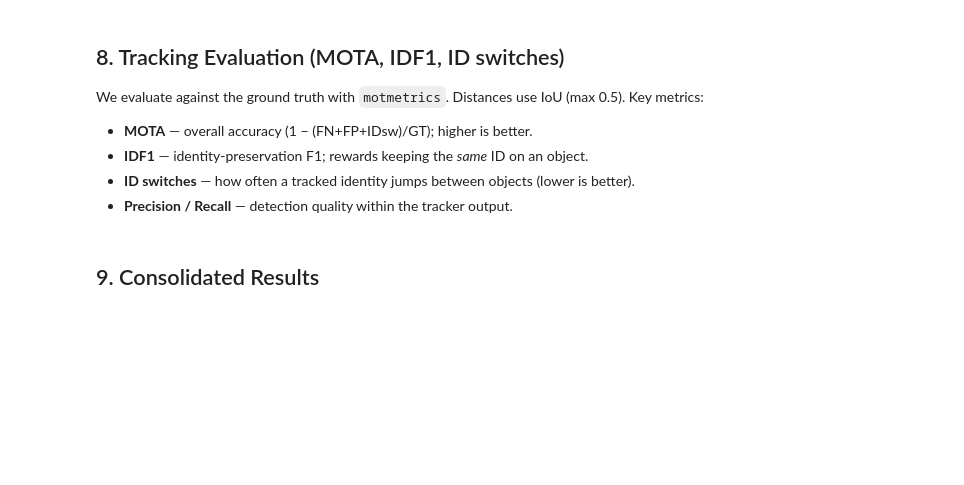
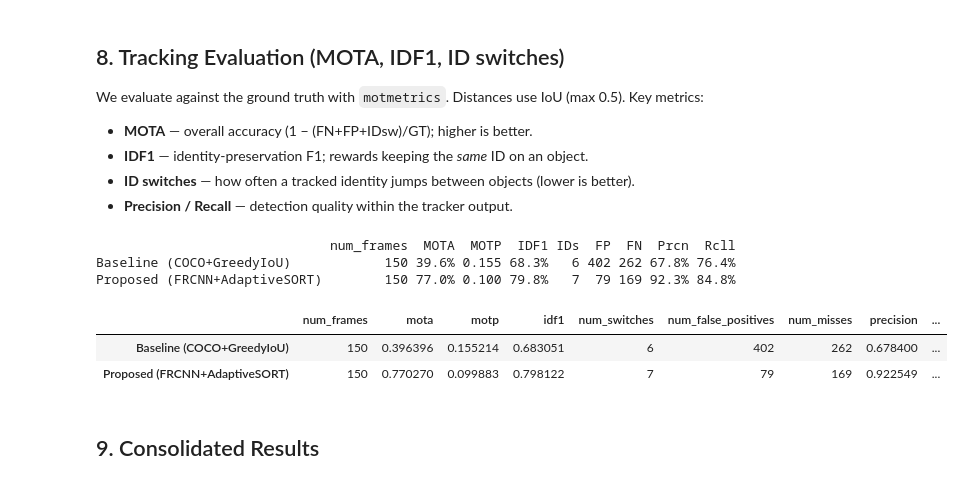
Before and after one commit to manju-wilp/sem2-assignment-cv, a Jupyter notebook: assignments/2/CV_assignment2_12_3.ipynb, the cells around one changed output. Cells and saved outputs as stored; diff of their text form; code cells hidden in the pictures; blank space fills up the shorter version.

```diff
--- a/assignments/2/CV_assignment2_12_3.ipynb
+++ b/assignments/2/CV_assignment2_12_3.ipynb
@@ -77,13 +97,21 @@ every ground-truth box is a pedestrian, which keeps preprocessing simple. You ca
 to `MOT16`/`MOT17` by editing the config cell (the parser handles both formats).
 # %%
 # ----------------------------- Configuration -----------------------------
-DATASET   = "2DMOT2015"        # {2DMOT2015, MOT16, MOT17}
-SEQUENCE  = "TUD-Stadtmitte"   # a small 179-frame pedestrian sequence
+# Default source is a Hugging Face mirror (reachable on most networks).
+# motchallenge.net is often firewalled, so it is only a fallback.
+SOURCE    = "huggingface"        # {"huggingface", "motchallenge"}
+SEQUENCE  = "MOT17-09-FRCNN"     # smallest MOT17 train sequence (525 frames)
 DATA_ROOT = "data"
-SCORE_THRESH = 0.70            # detection confidence threshold
-EPOCHS       = 3               # fine-tuning epochs (raise for better accuracy)
+
+MAX_FRAMES   = 150               # cap frames for fast train/eval (None -> use all)
+SCORE_THRESH = 0.70              # detection confidence threshold
+EPOCHS       = 3                 # fine-tuning epochs (raise for better accuracy)
 BATCH_SIZE   = 2
 
+HF_REPO   = "Lekim89/MOT17"      # MOTChallenge-format MOT17 mirror on Hugging Face
+
+# motchallenge fallback (downloads the whole dataset zip; may be blocked)
+MOT_DATASET = "MOT17"
 MOT_URLS = {
     "2DMOT2015": "https://motchallenge.net/data/2DMOT2015.zip",
     "MOT16":     "https://motchallenge.net/data/MOT16.zip",
@@ -156,7 +235,7 @@ def load_gt(seq_dir):
     gt = {}
     if not os.path.exists(path):
         print("No gt.txt found (test split?)."); return gt
-    data = np.loadtxt(path, delimiter=",")
+    data = np.atleast_2d(np.loadtxt(path, delimiter=","))
     for row in data:
         fr, tid = int(row[0]), int(row[1])
         x, y, w, h = row[2], row[3], row[4], row[5]
@@ -170,5 +249,11 @@ def load_gt(seq_dir):
 INFO   = parse_seqinfo(SEQ_DIR)
 FRAMES = load_frames(SEQ_DIR, INFO)
 GT     = load_gt(SEQ_DIR)
+
+# Cap to MAX_FRAMES so training/eval stay fast; keep GT aligned to used frames.
+if MAX_FRAMES:
+    FRAMES = FRAMES[:MAX_FRAMES]
+GT = {f: v for f, v in GT.items() if f <= len(FRAMES)}
+
 print(INFO)
-print(f"#frames = {len(FRAMES)} | #annotated frames = {len(GT)}")
+print(f"#frames used = {len(FRAMES)} | #annotated frames = {len(GT)}")
@@ -283,6 +373,8 @@ train_tfms = Compose([RandomHorizontalFlip(0.5), RandomCrop(0.4),
 train_ds = MOTDetectionDataset(FRAMES, GT, train_idx, train_tfms)
 val_ds   = MOTDetectionDataset(FRAMES, GT, val_idx, Compose([ToTensor()]))
 
+# num_workers=0 for cross-platform safety: on Windows notebook kernels, worker
+# subprocesses cannot pickle the locally-defined dataset/transform classes.
 train_loader = torch.utils.data.DataLoader(train_ds, batch_size=BATCH_SIZE, shuffle=True,
-                                           collate_fn=collate_fn, num_workers=2)
+                                           collate_fn=collate_fn, num_workers=0)
 print(f"train frames = {len(train_ds)} | val frames = {len(val_ds)}")
@@ -459,7 +592,8 @@ class KalmanBoxTracker:
     def get_state(self):
         return z_to_xyxy(self.kf.x)
     def speed(self):
-        return float(np.hypot(self.kf.x[4], self.kf.x[5]))  # |velocity| in px/frame
+        # kf.x is a (7,1) column vector -> index [i, 0] to get scalars
+        return float(np.hypot(self.kf.x[4, 0], self.kf.x[5, 0]))  # |velocity| px/frame
 # %%
 class AdaptiveSort:
     '''SORT with adaptive gating + temporal-consistency confirmation.'''
@@ -612,33 +750,45 @@ Key metrics:
 # %%
 import motmetrics as mm
 import pandas as pd
+
+# motmetrics 1.4 still calls np.asfarray, which was removed in NumPy 2.0
+# (Colab ships NumPy 2.x). Restore a minimal shim so evaluation works.
+if not hasattr(np, "asfarray"):
+    np.asfarray = lambda a, dtype=np.float64: np.asarray(a, dtype=dtype)
 
 def evaluate_tracking(results, gt, name):
     acc = mm.MOTAccumulator(auto_id=True)
     for fr in sorted(gt.keys()):
         gt_ids  = [t for (t, *_ ) in gt[fr]]
         gt_xywh = [[x1, y1, x2 - x1, y2 - y1] for (_, x1, y1, x2, y2) in gt[fr]]
         hyp = results.get(fr, [])
         hyp_ids  = [t for (t, *_ ) in hyp]
         hyp_xywh = [[x1, y1, x2 - x1, y2 - y1] for (_, x1, y1, x2, y2) in hyp]
         dists = mm.distances.iou_matrix(gt_xywh, hyp_xywh, max_iou=0.5)
         acc.update(gt_ids, hyp_ids, dists)
     mh = mm.metrics.create()
     summary = mh.compute(
         acc, name=name,
         metrics=["num_frames", "mota", "motp", "idf1",
                  "num_switches", "num_false_positives", "num_misses",
                  "precision", "recall"])
     return summary
 
 sum_proposed = evaluate_tracking(res_proposed, GT, "Proposed (FRCNN+AdaptiveSORT)")
 sum_baseline = evaluate_tracking(res_baseline, GT, "Baseline (COCO+GreedyIoU)")
 track_summary = pd.concat([sum_baseline, sum_proposed])
 print(mm.io.render_summary(
     track_summary,
     formatters=mm.metrics.create().formatters,
     namemap=mm.io.motchallenge_metric_names))
 track_summary
+# %% [output]
+                              num_frames  MOTA  MOTP  IDF1 IDs  FP  FN  Prcn  Rcll
+Baseline (COCO+GreedyIoU)            150 39.6% 0.155 68.3%   6 402 262 67.8% 76.4%
+Proposed (FRCNN+AdaptiveSORT)        150 77.0% 0.100 79.8%   7  79 169 92.3% 84.8%
+|  | num_frames | mota | motp | idf1 | num_switches | num_false_positives | num_misses | precision | ... |
+| Baseline (COCO+GreedyIoU) | 150 | 0.396396 | 0.155214 | 0.683051 | 6 | 402 | 262 | 0.678400 | ... |
+| Proposed (FRCNN+AdaptiveSORT) | 150 | 0.770270 | 0.099883 | 0.798122 | 7 | 79 | 169 | 0.922549 | ... |
 # %% [markdown]
 ## 9. Consolidated Results
 # %%
```
Also changed, not shown: parts of 13 cells of this notebook, 1 other file.
